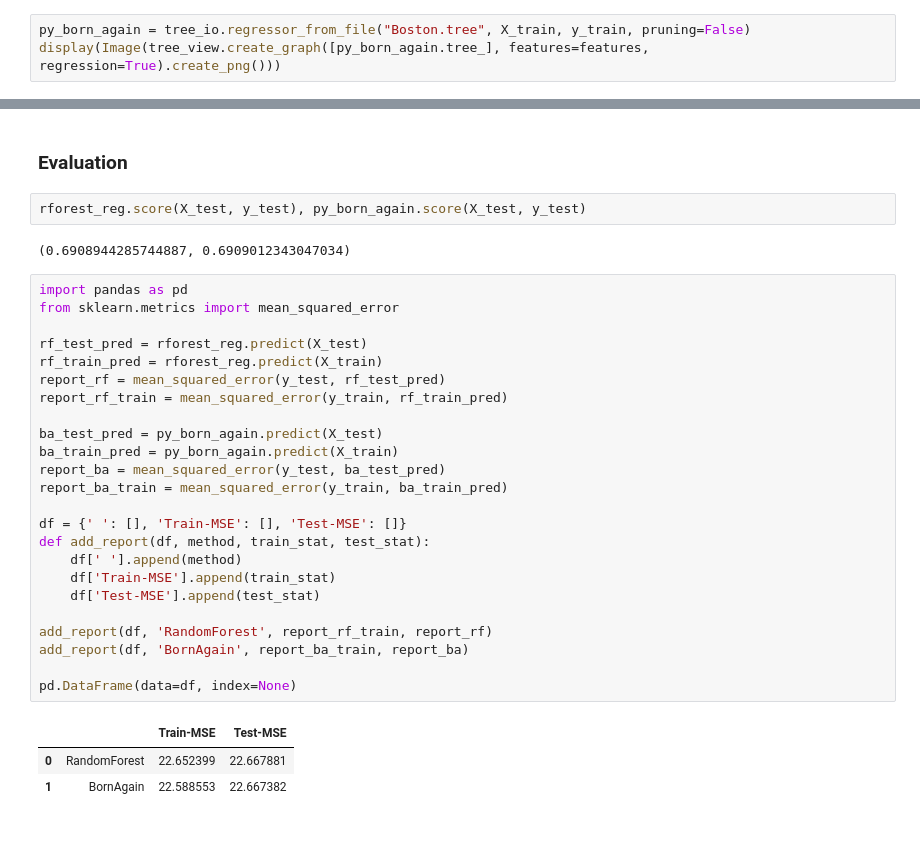
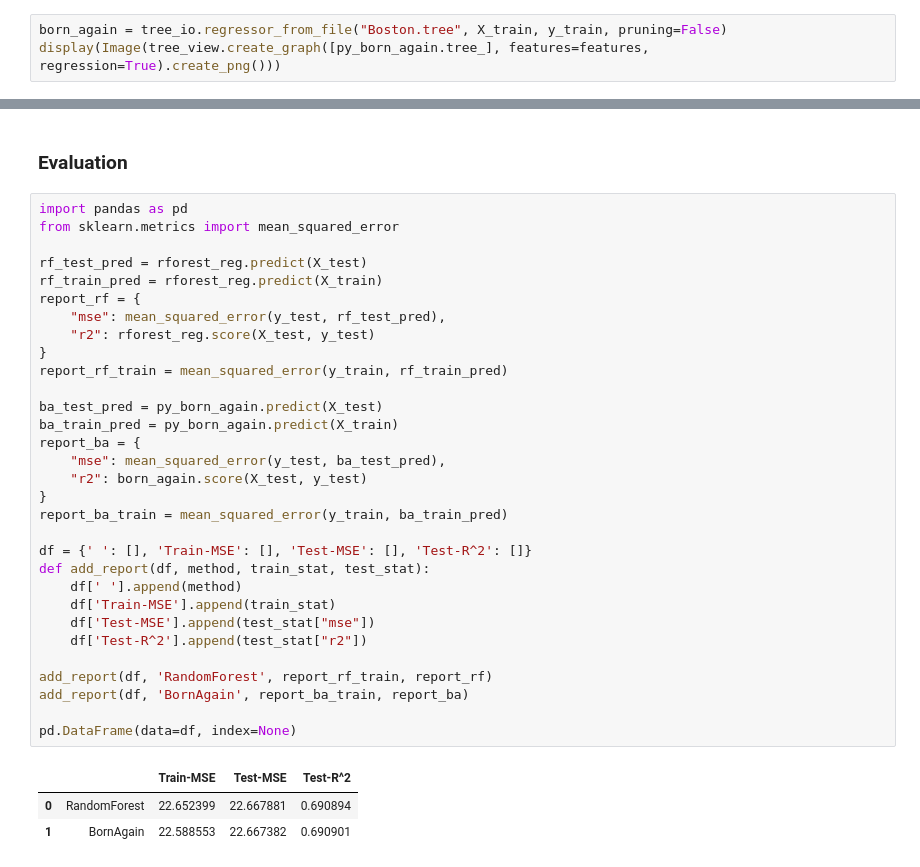
Before and after one commit to pedrosbmartins/tiny-ba-trees, a Jupyter notebook: notebooks/regression.ipynb, the cells around one changed output, grey strips where cells are left out. Cells and saved outputs as stored; diff of their text form; blank space fills up the shorter version.

```diff
--- a/notebooks/regression.ipynb
+++ b/notebooks/regression.ipynb
@@ -212,7 +212,7 @@ NB_NODES: 39
 # %% [markdown]
 ### Visualizations
 # %%
-py_born_again = tree_io.regressor_from_file("Boston.tree", X_train, y_train, pruning=False)
+born_again = tree_io.regressor_from_file("Boston.tree", X_train, y_train, pruning=False)
 display(Image(tree_view.create_graph([py_born_again.tree_], features=features, regression=True).create_png()))
 # %% [output]
 [figure]
@@ -236,35 +236,38 @@ axs.plot([3, 9], [14.92, 14.92], "k--", linewidth=1, alpha=0.15)
 [figure]
 # %% [markdown]
 ### Evaluation
-# %%
-rforest_reg.score(X_test, y_test), py_born_again.score(X_test, y_test)
-# %% [output]
-(0.6908944285744887, 0.6909012343047034)
 # %%
 import pandas as pd
 from sklearn.metrics import mean_squared_error
 
 rf_test_pred = rforest_reg.predict(X_test)
 rf_train_pred = rforest_reg.predict(X_train)
-report_rf = mean_squared_error(y_test, rf_test_pred)
+report_rf = {
+    "mse": mean_squared_error(y_test, rf_test_pred),
+    "r2": rforest_reg.score(X_test, y_test)
+}
 report_rf_train = mean_squared_error(y_train, rf_train_pred)
 
 ba_test_pred = py_born_again.predict(X_test)
 ba_train_pred = py_born_again.predict(X_train)
-report_ba = mean_squared_error(y_test, ba_test_pred)
+report_ba = {
+    "mse": mean_squared_error(y_test, ba_test_pred),
+    "r2": born_again.score(X_test, y_test)
+}
 report_ba_train = mean_squared_error(y_train, ba_train_pred)
 
-df = {' ': [], 'Train-MSE': [], 'Test-MSE': []}
+df = {' ': [], 'Train-MSE': [], 'Test-MSE': [], 'Test-R^2': []}
 def add_report(df, method, train_stat, test_stat):
     df[' '].append(method)
     df['Train-MSE'].append(train_stat)
-    df['Test-MSE'].append(test_stat)
+    df['Test-MSE'].append(test_stat["mse"])
+    df['Test-R^2'].append(test_stat["r2"])
 
 add_report(df, 'RandomForest', report_rf_train, report_rf)
 add_report(df, 'BornAgain', report_ba_train, report_ba)
 
 pd.DataFrame(data=df, index=None)
 # %% [output]
-|  |  | Train-MSE | Test-MSE |
-| 0 | RandomForest | 22.652399 | 22.667881 |
-| 1 | BornAgain | 22.588553 | 22.667382 |
+|  |  | Train-MSE | Test-MSE | Test-R^2 |
+| 0 | RandomForest | 22.652399 | 22.667881 | 0.690894 |
+| 1 | BornAgain | 22.588553 | 22.667382 | 0.690901 |
```
Also changed, not shown: parts of 1 cell of this notebook.
